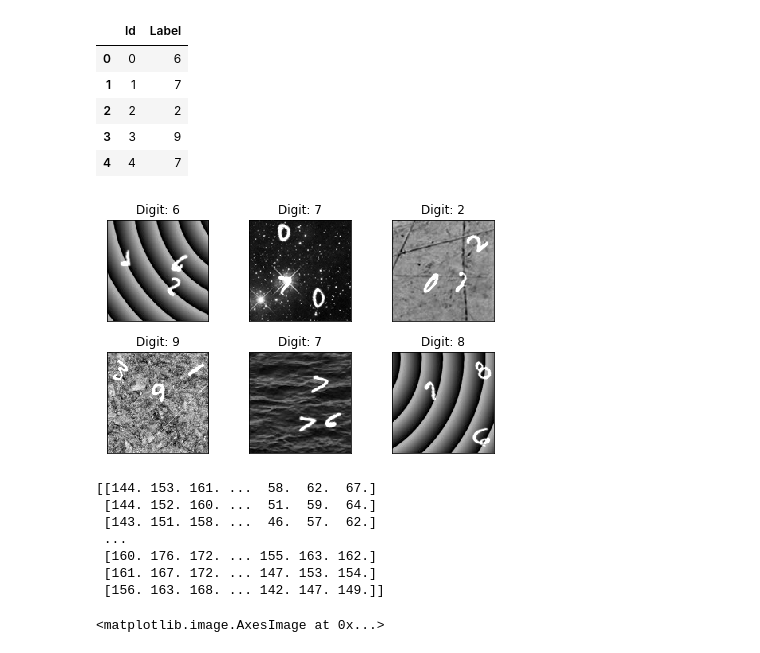
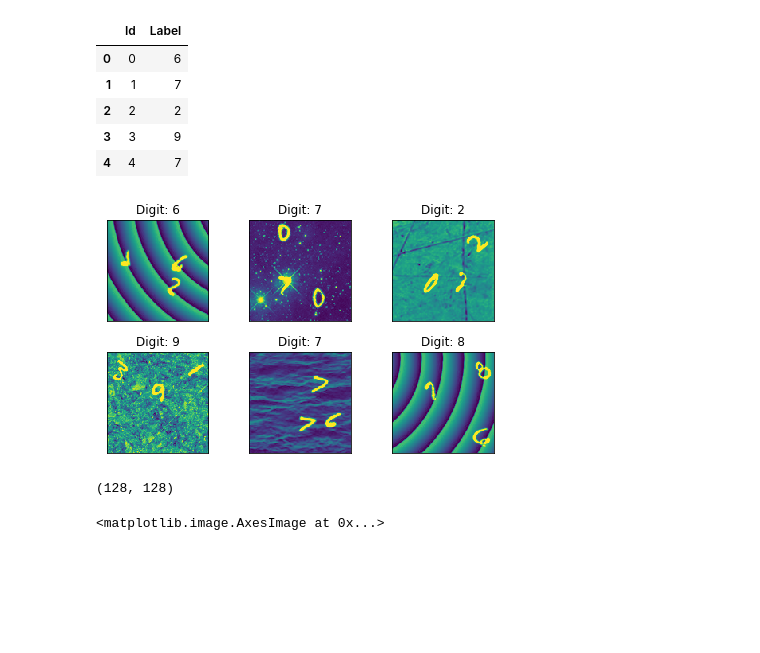
Before and after one commit to HarmanpreetSinghGrover/Modified_MNIST_Largest_Number, a Jupyter notebook: p3_baseline.ipynb, the cells around one changed output. Drawn from its saved outputs; the diff is of its cells as text; code cells hidden in the pictures; blank space fills up the shorter version.

```diff
--- a/p3_baseline.ipynb
+++ b/p3_baseline.ipynb
@@ -114,22 +116,16 @@ test_images = pd.read_pickle('test_max_x')
 # %%
 fig = plt.figure()
 for i in range(6):
   plt.subplot(2,3,i+1)
   plt.tight_layout()
-  plt.imshow(train_images[i], cmap='gray', interpolation='none')
+  plt.imshow(train_images[i], interpolation='none')
   plt.title("Digit: {}".format(labels.iloc[i,1]))
   plt.xticks([])
   plt.yticks([])
 # %% [output]
-[figure, old version]
+[figure, new version]
 # %%
-print(train_images[0])
+print((train_images[0].shape))
 # %% [output]
-[[144. 153. 161. ...  58.  62.  67.]
- [144. 152. 160. ...  51.  59.  64.]
- [143. 151. 158. ...  46.  57.  62.]
- ...
- [160. 176. 172. ... 155. 163. 162.]
- [161. 167. 172. ... 147. 153. 154.]
- [156. 163. 168. ... 142. 147. 149.]]
+(128, 128)
 # %%
```
Also changed, not shown: parts of 56 cells of this notebook, 3 other files.
